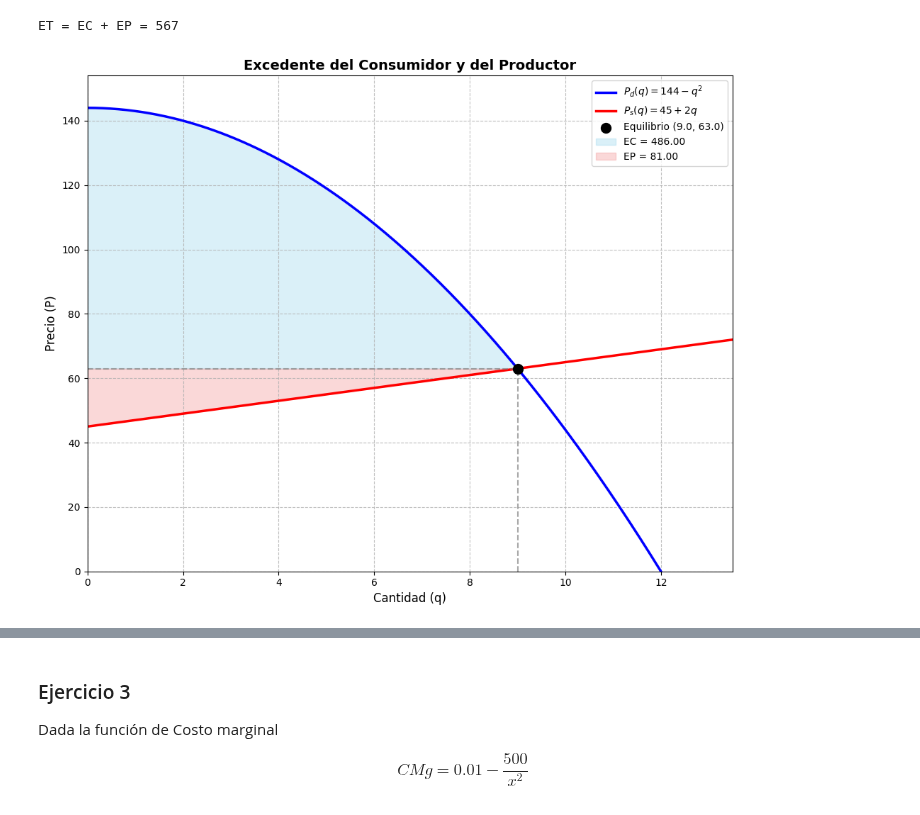
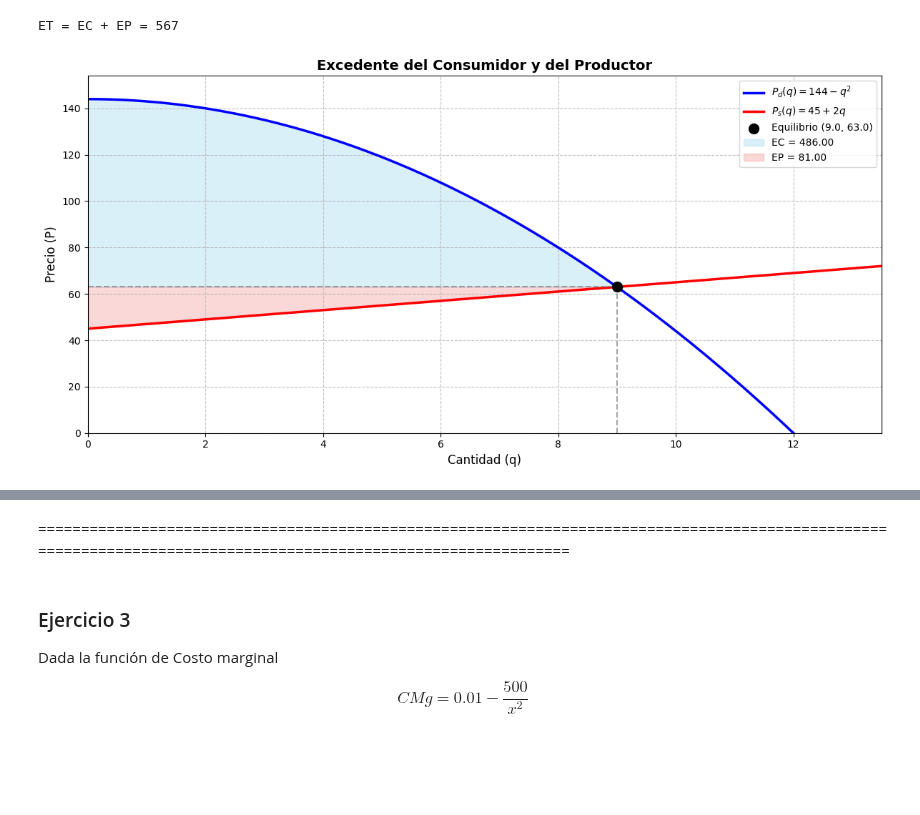
Before and after one commit to alexballera/laboratorio-datos-fce, a Jupyter notebook: 2do_parcial/parcial/[corregido]_Laboratorio_2P_Examen_ipynb.ipynb, the cells around one changed output, grey strips where cells are left out. Cells and saved outputs as stored; diff of their text form; code cells hidden in the pictures; blank space fills up the shorter version.

```diff
--- a/2do_parcial/parcial/[corregido]_Laboratorio_2P_Examen_ipynb.ipynb
+++ b/2do_parcial/parcial/[corregido]_Laboratorio_2P_Examen_ipynb.ipynb
@@ -403,33 +404,33 @@ Pd_num = P_d_lambda(q_grid)
 Ps_num = P_s_lambda(q_grid)
 # %%
 # Crear gráfico con ETIQUETAS CORRECTAS
-plt.figure(figsize=(10, 8))
+plt.figure(figsize=(12, 6))
 plt.plot(q_grid, Pd_num, label='$P_d(q) = 144 - q^2$', linewidth=2.5, color='blue')
 plt.plot(q_grid, Ps_num, label='$P_s(q) = 45 + 2q$', linewidth=2.5, color='red')
 
 # Punto de equilibrio
 plt.scatter([q_eq], [p_eq], s=100, c='black', zorder=5, label=f'Equilibrio ({float(q_eq):.1f}, {float(p_eq):.1f})')
 plt.vlines(q_eq, 0, p_eq, linestyles='--', color='gray', alpha=0.7)
 plt.hlines(p_eq, 0, q_eq, linestyles='--', color='gray', alpha=0.7)
 
 # Sombrear excedentes
 condicion = (q_grid <= float(q_eq)).tolist()
 plt.fill_between(q_grid, Pd_num, float(p_eq), where=condicion,
                  alpha=0.3, color='skyblue', label=f'EC = {float(EC):.2f}')
 plt.fill_between(q_grid, float(p_eq), Ps_num, where=condicion,
                  alpha=0.3, color='lightcoral', label=f'EP = {float(EP):.2f}')
 
 plt.title('Excedente del Consumidor y del Productor', fontsize=14, fontweight='bold')
 plt.xlabel('Cantidad (q)', fontsize=12)
 plt.ylabel('Precio (P)', fontsize=12)
 plt.legend(fontsize=10, loc='best')
 plt.grid(True, alpha=0.8, linestyle='--')
 plt.xlim(0, x_max)
 plt.ylim(0, y_max)
 plt.tight_layout()
 plt.show()
 # %% [output]
-[figure, old version]
+[figure, new version]
 # %% [markdown]
 **Interpretación:**
 
@@ -440,6 +441,8 @@ plt.show()
 **Excedente Total (ET = 567):** La suma de ambos excedentes ($486 + $81 = $567) mide el bienestar social total generado por el mercado cuando opera en equilibrio. Este valor representa la eficiencia económica alcanzada cuando se intercambian 9 unidades al precio de $63.
 
 **Conclusión:** El análisis muestra que el excedente del consumidor es aproximadamente 6 veces mayor que el excedente del productor (486/81 ≈ 6). Esto indica que, en esta configuración de mercado, los consumidores capturan la mayor porción del bienestar generado por el intercambio. La estructura particular de las funciones de oferta y demanda (demanda cóncava vs. oferta lineal) favorece significativamente a los compradores, quienes obtienen el 85.7% del excedente total mientras que los productores retienen solo el 14.3%.
+# %% [markdown]
+=================================================================================================================================================================
 # %% [markdown]
 ### Ejercicio 3
 
```
Also changed, not shown: parts of 11 cells of this notebook, 1 other file.
